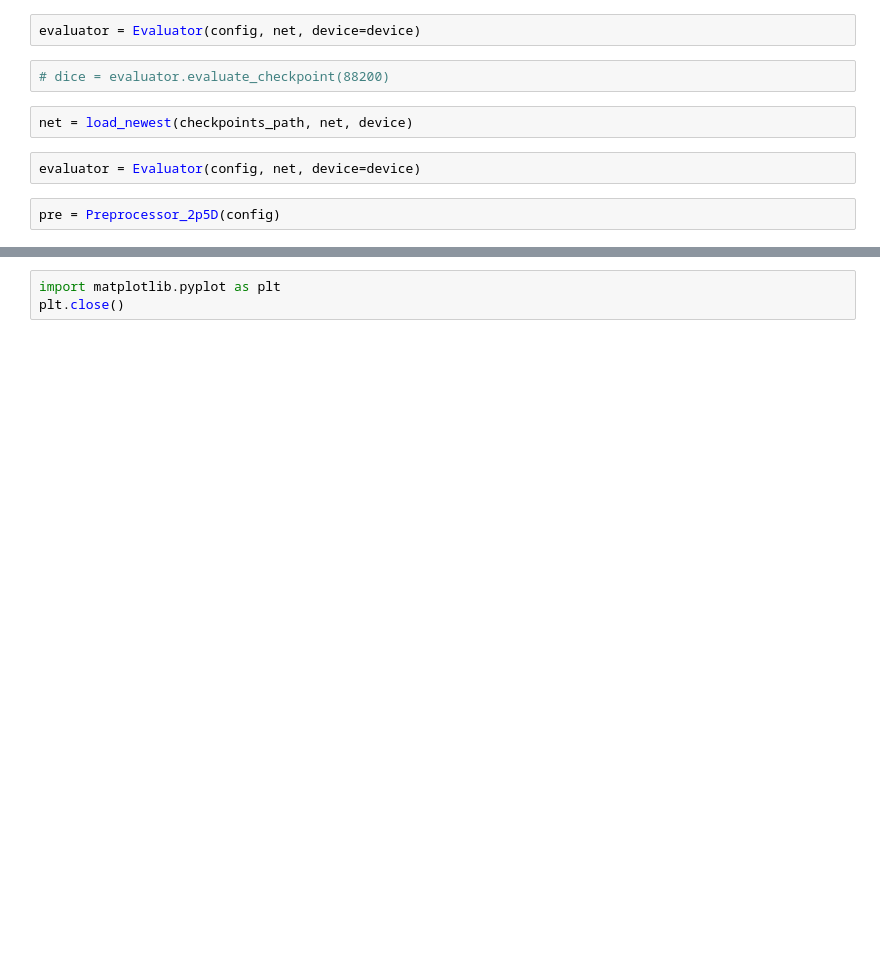
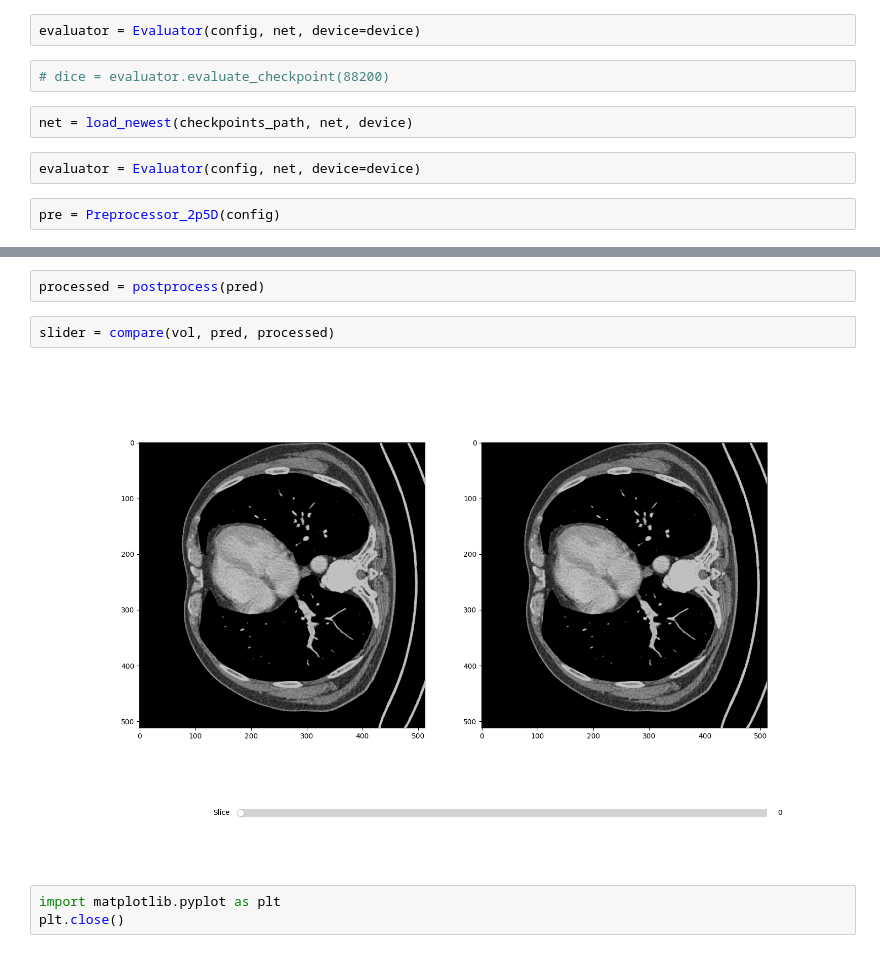
Before and after one commit to Robertleoj/APDS-final-project, a Jupyter notebook: src/2p5D/eval.ipynb, the cells around one changed output, grey strips where cells are left out. Drawn from its saved outputs; the diff is of its cells as text; blank space fills up the shorter version.

```diff
--- a/src/2p5D/eval.ipynb
+++ b/src/2p5D/eval.ipynb
@@ -60,3 +63,9 @@ slider = compare(vol, seg, pred)
+# %%
+processed = postprocess(pred)
+# %%
+slider = compare(vol, pred, processed)
+# %% [output]
+[figure, added]
 # %%
 import matplotlib.pyplot as plt
 plt.close()
```
Also changed, not shown: parts of 5 cells of this notebook, 9 other files.
